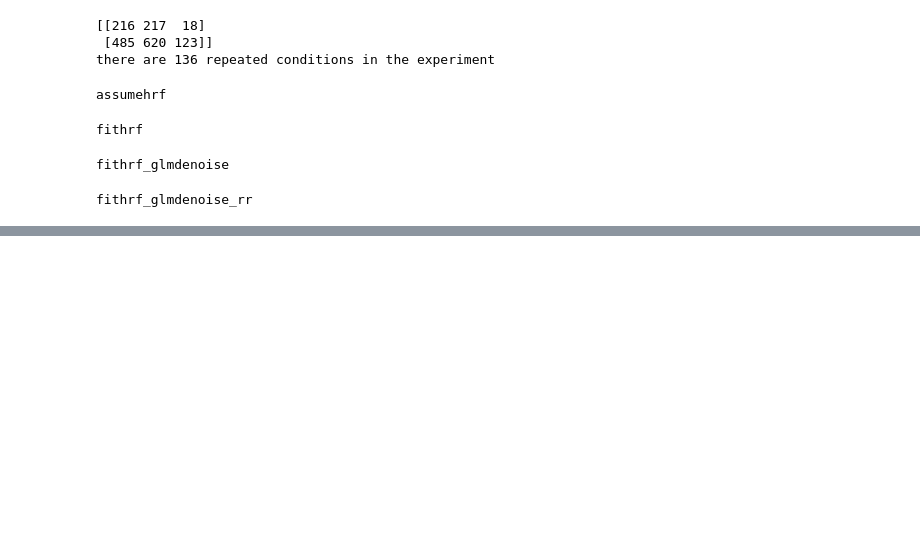
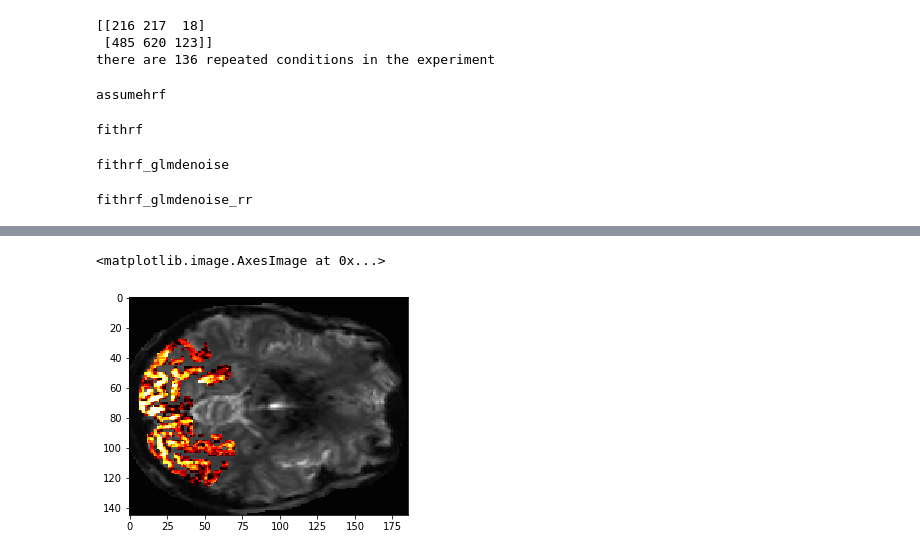
Before and after one commit to cvnlab/GLMsingle, a Jupyter notebook: examples/example1.ipynb, the cells around one changed output, grey strips where cells are left out. Drawn from its saved outputs; the diff is of its cells as text; code cells hidden in the pictures; blank space fills up the shorter version.

```diff
--- a/examples/example1.ipynb
+++ b/examples/example1.ipynb
@@ -321,0 +424,9 @@ print(comparison)
+# %%
+a = np.squeeze(vox_reliabilities[3])
+a[ROI!=1] = np.nan
+
+plt.imshow(X['data'][0,r][:,:,0,0],cmap='gray')
+plt.imshow(a,clim=(0,0.5),cmap='hot')
+# %% [output]
+<matplotlib.image.AxesImage at 0x...>
+[figure, added]
```
Also changed, not shown: parts of 20 cells of this notebook.
